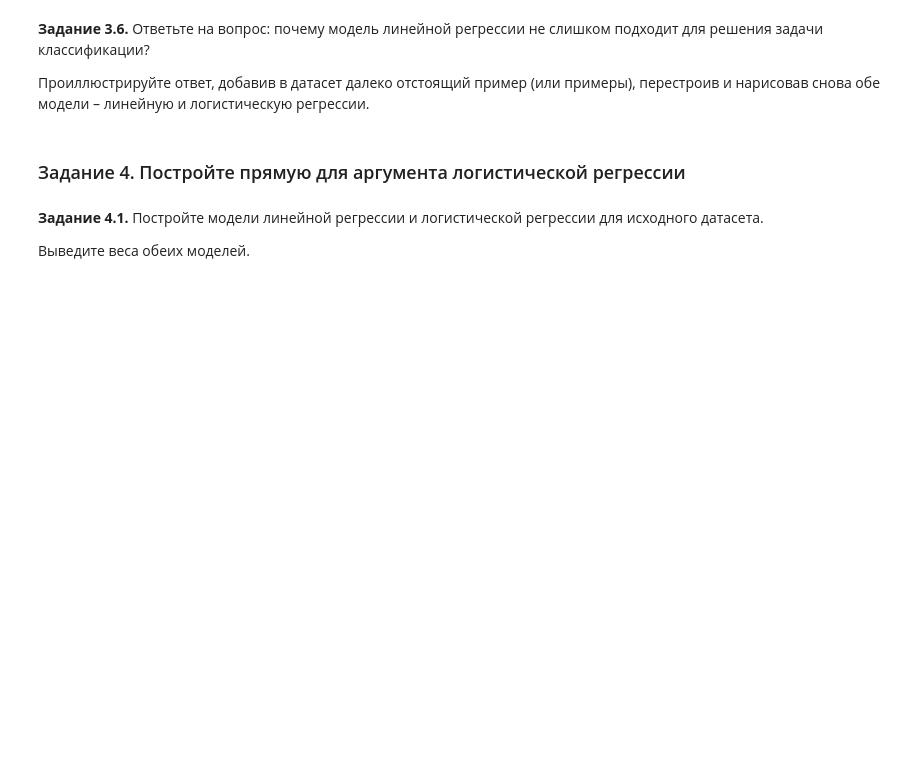
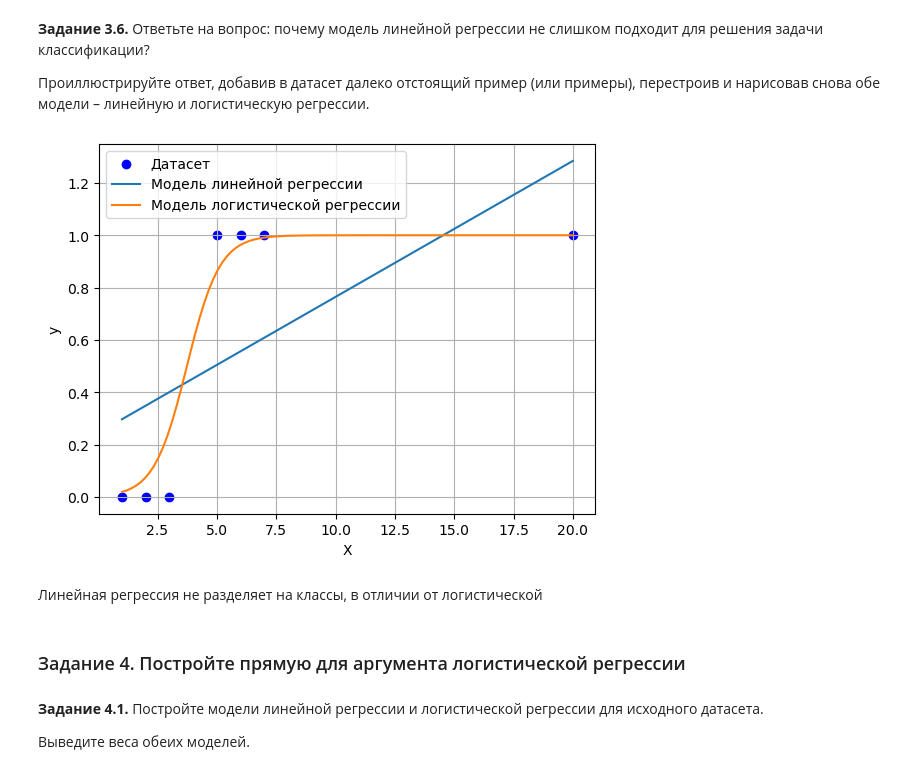
Before and after one commit to giezz/ml-module-2, a Jupyter notebook: lab5/ml_lab5.ipynb, the cells around one changed output. Saved outputs shown, nothing was run; the diff lists cells and outputs as text; code cells hidden in the pictures; blank space fills up the shorter version.

```diff
--- a/lab5/ml_lab5.ipynb
+++ b/lab5/ml_lab5.ipynb
@@ -158,8 +154,26 @@ plt.show()
 
 Проиллюстрируйте ответ, добавив в датасет далеко отстоящий пример (или примеры), перестроив и нарисовав снова обе модели – линейную и логистическую регрессии.
 # %%
-#  Ваш код здесь
-# ...
+x = np.array([1, 2, 3, 5, 6, 7, 20])
+y = np.array([0, 0, 0, 1, 1, 1, 1])
+
+x_range = np.linspace(x.min(), x.max(), 100)
+
+theta, learning_rate = logistic_regression_gradient(x, y, learning_rate=lr, num_iterations=step_number)
+weights = get_weights(x, y)
+
+plt.scatter(x, y, color='blue', label='Датасет')
+plt.plot(x_range, get_prediction(x_range, weights), label='Модель линейной регрессии')
+plt.plot(x_range, sigmoid(theta[0] + theta[1] * x_range), label='Модель логистической регрессии')
+plt.xlabel('X')
+plt.ylabel('y')
+plt.legend()
+plt.grid(True)
+plt.show()
+# %% [output]
+[figure, added]
+# %% [markdown]
+Линейная регрессия не разделяет на классы, в отличии от логистической
 # %% [markdown]
 ### Задание 4. Постройте прямую для аргумента логистической регрессии
 # %% [markdown]
```
Also changed, not shown: parts of 11 cells of this notebook.
